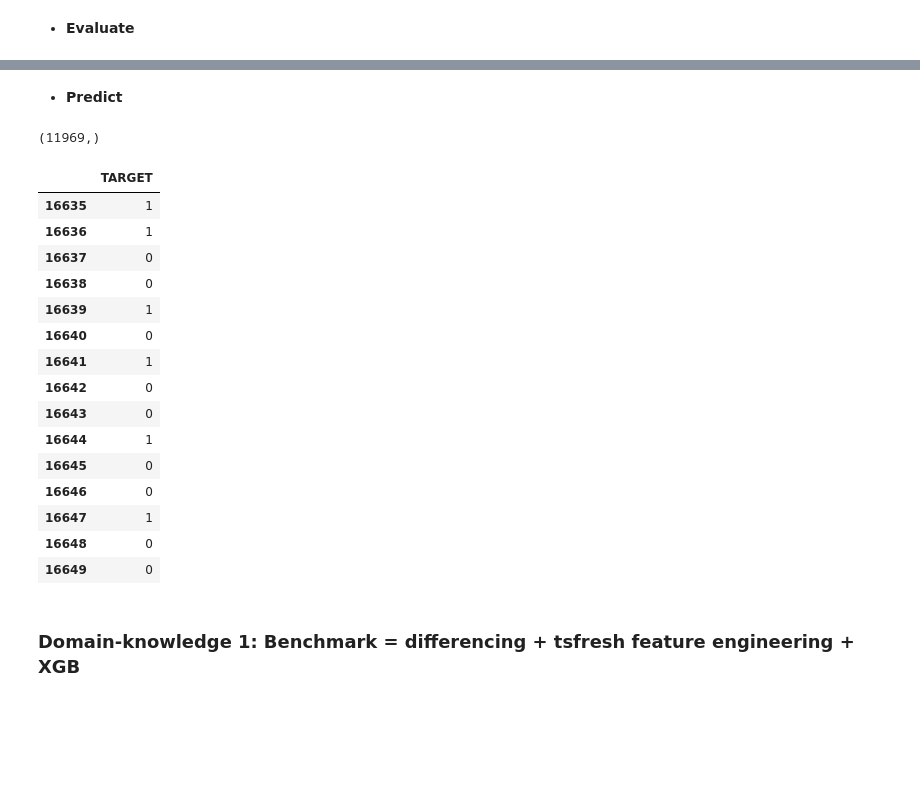
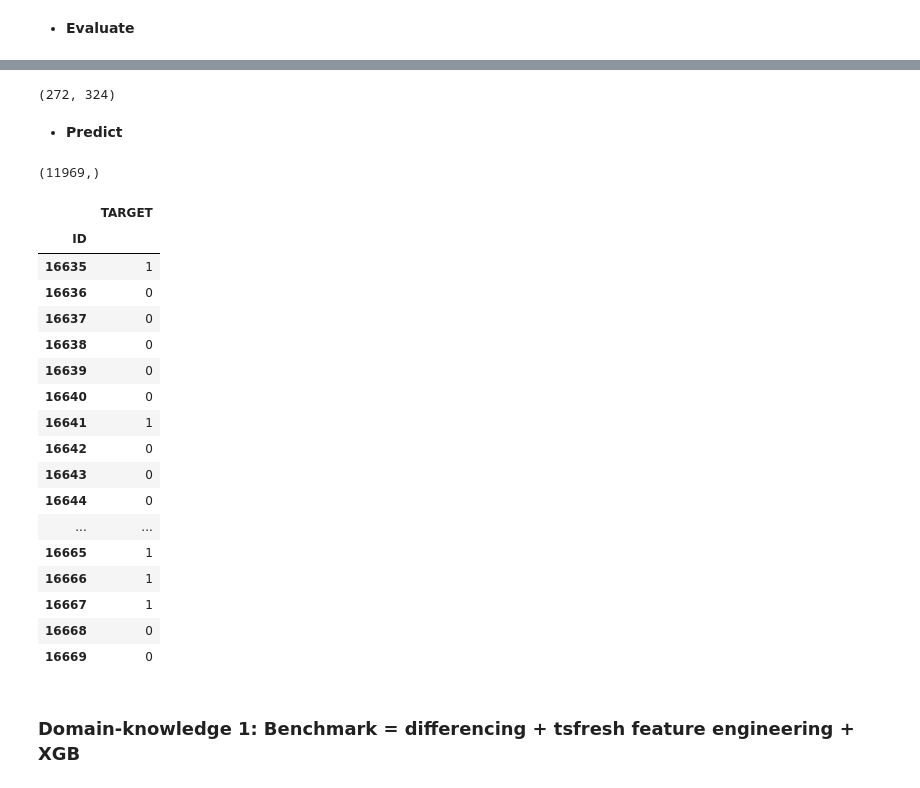
Before and after one commit to tristandeborde/ENS_data, a Jupyter notebook: src/v1_challenge.ipynb, the cells around one changed output, grey strips where cells are left out. Drawn from its saved outputs; the diff is of its cells as text; code cells hidden in the pictures; blank space fills up the shorter version.

Commit message:
WIP new tsfresh

```diff
--- a/src/v1_challenge.ipynb
+++ b/src/v1_challenge.ipynb
@@ -163,16 +176,9 @@ def standardize_data(X, step="test"):
     """Simple standardization that accepts both a single arr, AND 2 arrays in case of RNN+FeatureEngineering"""
     def standardize(X, step):
         if step == "train":
-            X = scaler.fit_transform(X)
+            return scaler.fit_transform(X)
         else:
-            X = scaler.transform(X)
-        #X -= np.mean(X, axis=0)
-        #X /= (np.std(X, axis=0) + sys.float_info.epsilon)
-        #X = np.nan_to_num(X)
-        return X
+            return scaler.transform(X)
 
-    if isinstance(X, list):
-        X = (X[0], standardize(X[1], step))
-#    else:
-#        X = standardize(X, step)
+    X = np.concatenate((X[:,:49], standardize(X[:,49:], step)), axis=1)
     return X
@@ -275,29 +256,31 @@ np.random.seed(42)
 tensorflow.set_random_seed(2)
 # %%
 params = {
-    'name': "XGB_Daddycool",
-    'exclude_neuron_id': True,
-#    'balancing': None,
-    'balancing': None,
+    'name': "LSTM_hybrid",
+    'balancing': "oversampling",
     'standardize': True,
     'differencing': True,
     'get_tsfresh': True,
+    'import_tsfresh': True,
     'get_ISI_SPIKE': False,
-    'RNN': False,
-    'class_weight': True,
+    'RNN': True,
+    'class_weight': False,
     'remove_low_variance': True,
     'dropout': 0.2,
     'batch_size': 32,
+    'split': 0.01
 }
 # %%
 def process_data(params):
     global sel, scaler
-    sel = sklearn.feature_selection.VarianceThreshold(threshold=.02)
+    sel = feature_selection.VarianceThreshold(threshold=.005)
     scaler = sklearn.preprocessing.StandardScaler()
 
-    if params['get_tsfresh']:
-        X = "../data/features0607182541.csv"
-        X_test = "../data/features0607183651.csv"
+    dfx, dfy, dfx_test = import_data()
+
+    if params['import_tsfresh']:
+        X = "../data/features0624214715.csv"
+        X_test = "../data/features0624220241.csv"
     else:
         X = dfx
         X_test = dfx_test
@@ -383,5 +371,5 @@ else:
 if params["get_tsfresh"]:
     X_train=list(X_train)
 model.compile(metrics=['accuracy'], loss='mean_squared_error', optimizer='adam')
-history = model.fit(X_train, y_train, epochs=5, validation_split=0.05, class_weight=class_weights, batch_size=params['batch_size'])
+history = model.fit(X_train, y_train, epochs=2, validation_split=0.05, class_weight=class_weights, batch_size=params['batch_size'])
 # %% [output]
@@ -425,28 +409,34 @@ avg / total       0.81      0.57      0.62      1664
+# %%
+X_val[1].shape
+# %% [output]
+(272, 324)
 # %% [markdown]
 * **Predict**
 # %%
 if params["get_tsfresh"]:
     X_test=list(X_test)
 dfy_pred = predict(X_test, model)
-dfy_pred[:15]
+dfy_pred[:35]
 # %% [output]
 (11969,)
 |  | TARGET |
+| ID |  |
 | 16635 | 1 |
-| 16636 | 1 |
+| 16636 | 0 |
 | 16637 | 0 |
 | 16638 | 0 |
-| 16639 | 1 |
+| 16639 | 0 |
 | 16640 | 0 |
 | 16641 | 1 |
 | 16642 | 0 |
 | 16643 | 0 |
-| 16644 | 1 |
-| 16645 | 0 |
-| 16646 | 0 |
-| 16647 | 1 |
-| 16648 | 0 |
-| 16649 | 0 |
+| 16644 | 0 |
+| ... | ... |
+| 16665 | 1 |
+| 16666 | 1 |
+| 16667 | 1 |
+| 16668 | 0 |
+| 16669 | 0 |
 # %% [markdown]
 ### Domain-knowledge 1: Benchmark = differencing + tsfresh feature engineering + XGB
 # %%
```
Also changed, not shown: parts of 37 cells of this notebook, 46 other files.
